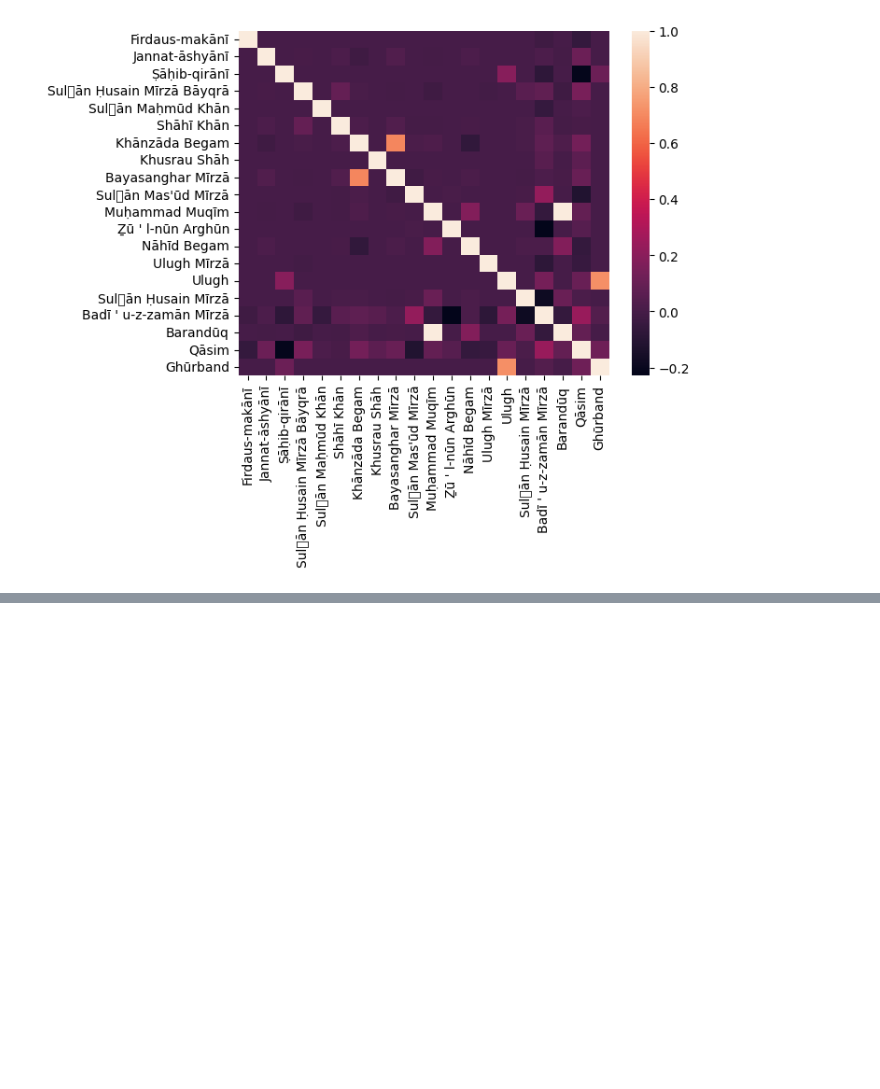
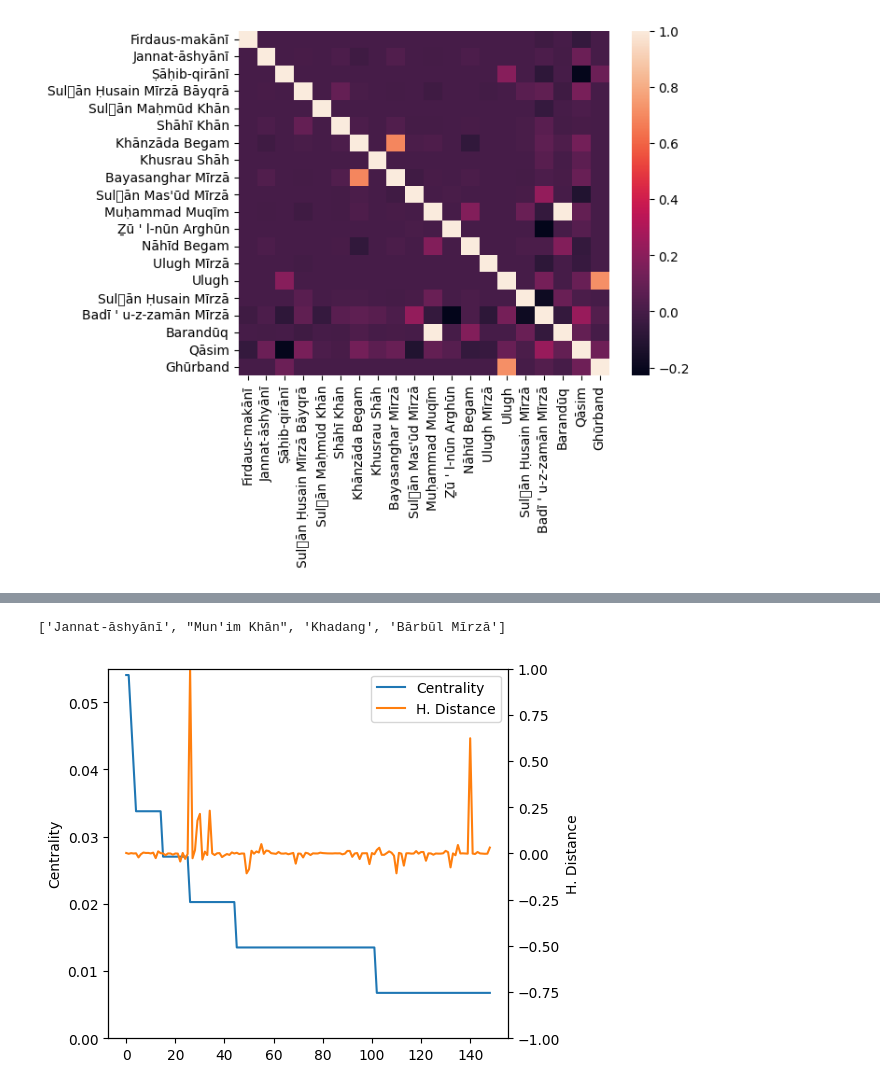
Before and after one commit to Abhinav271828/cna-mughal-history, a Jupyter notebook: cooccurrence.ipynb, the cells around one changed output, grey strips where cells are left out. Cells and saved outputs as stored; diff of their text form; code cells hidden in the pictures; blank space fills up the shorter version.

```diff
--- a/cooccurrence.ipynb
+++ b/cooccurrence.ipynb
@@ -148,3 +152,24 @@ plt.show()
+# %%
+# Is centrality corresponding to distance from Humayun?
+
+fig, ax1 = plt.subplots()
+fig.subplots_adjust(right=0.75)
+ax2 = ax1.twinx()
+
+p1, = ax1.plot(range(len(centrality)), [c for _, c in centrality], "C0", label="Centrality")
+p2, = ax2.plot(range(len(centrality)), [distances[1, names.index(n)] for n, _ in centrality], "C1", label="H. Distance")
+
+ax1.set(ylim=(0, 0.055), ylabel="Centrality")
+ax2.set(ylim=(-1, 1), ylabel="H. Distance")
+
+ax1.legend(handles=[p1, p2])
+
+# There are four peaks; who are they?
+top4 = np.argsort(distances[1])[::-1][10:][:4] # first 10 are nans
+[names[i] for i in top4]
+# %% [output]
+['Jannat-āshyānī', "Mun'im Khān", 'Khadang', 'Bārbūl Mīrzā']
+[figure, added]
 # %%
 t = 0.02
 main_names = nx.Graph.subgraph(component, [name for name, c in centrality if c >= t])
```
Also changed, not shown: parts of 4 cells of this notebook.
